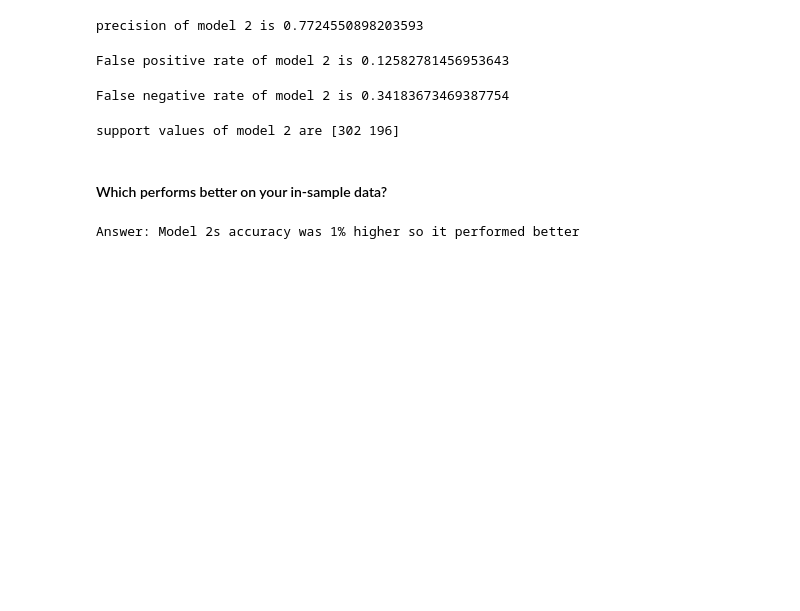
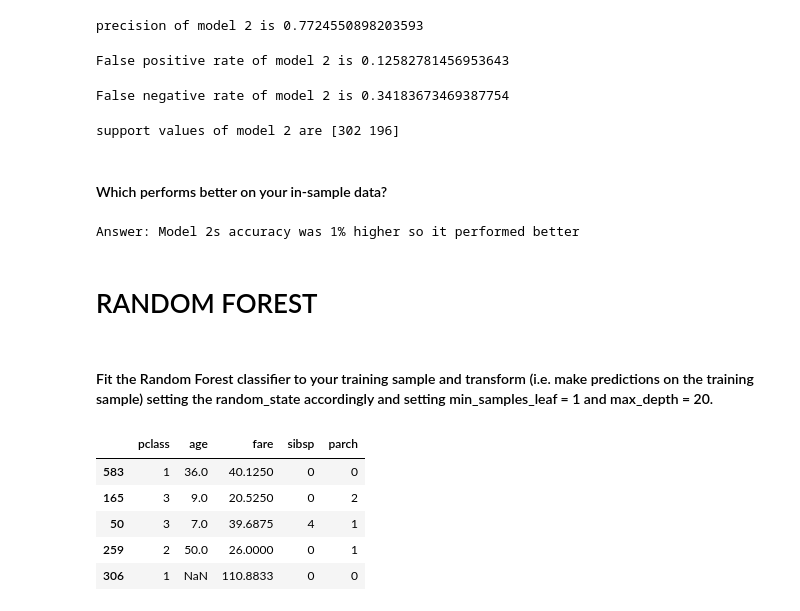
Before and after one commit to SamuelD-Data/classification-exercises, a Jupyter notebook: model.ipynb, the cells around one changed output. Drawn from its saved outputs; the diff is of its cells as text; code cells hidden in the pictures; blank space fills up the shorter version.

Commit message:
k forest exercises done, halfway done with KNN

```diff
--- a/model.ipynb
+++ b/model.ipynb
@@ -753,3 +752,32 @@ support values of model 2 are [302 196]
 print('Answer: Model 2s accuracy was 1% higher so it performed better')
 # %% [output]
 Answer: Model 2s accuracy was 1% higher so it performed better
+# %% [markdown]
+# RANDOM FOREST
+# %% [markdown]
+#### Fit the Random Forest classifier to your training sample and transform (i.e. make predictions on the training sample) setting the random_state accordingly and setting min_samples_leaf = 1 and max_depth = 20.
+# %%
+from sklearn.ensemble import RandomForestClassifier
+
+# importing data
+df = prep_titanic(new_get_titanic_data())
+
+# setting X and Y features
+X = df[['pclass','age','fare','sibsp','parch']]
+y = df[["survived"]]
+
+# splitting DF into test and train/validate
+X_train_validate, X_test, y_train_validate, y_test = train_test_split(X, y, test_size = .20, random_state = 123, stratify=y.survived)
+
+# splitting train/validate into separate train and validate DFs
+X_train, X_validate, y_train, y_validate = train_test_split(X_train_validate, y_train_validate, test_size=0.30, random_state = 123, stratify=y_train_validate)
+
+# examining a few rows of train df
+X_train.head()
+# %% [output]
+|  | pclass | age | fare | sibsp | parch |
+| 583 | 1 | 36.0 | 40.1250 | 0 | 0 |
+| 165 | 3 | 9.0 | 20.5250 | 0 | 2 |
+| 50 | 3 | 7.0 | 39.6875 | 4 | 1 |
+| 259 | 2 | 50.0 | 26.0000 | 0 | 1 |
+| 306 | 1 | NaN | 110.8833 | 0 | 0 |
```
Also changed, not shown: parts of 66 cells of this notebook.
